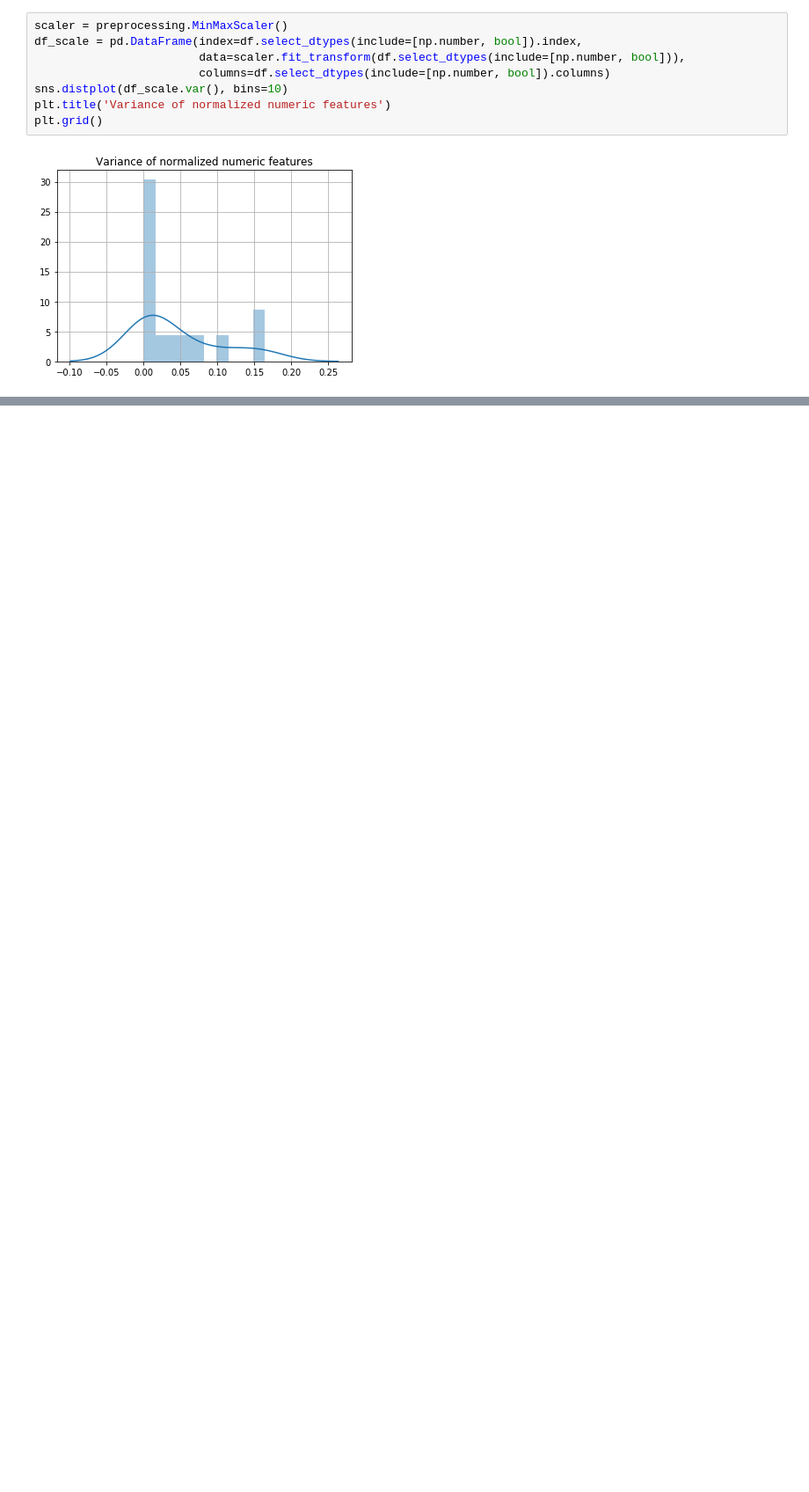
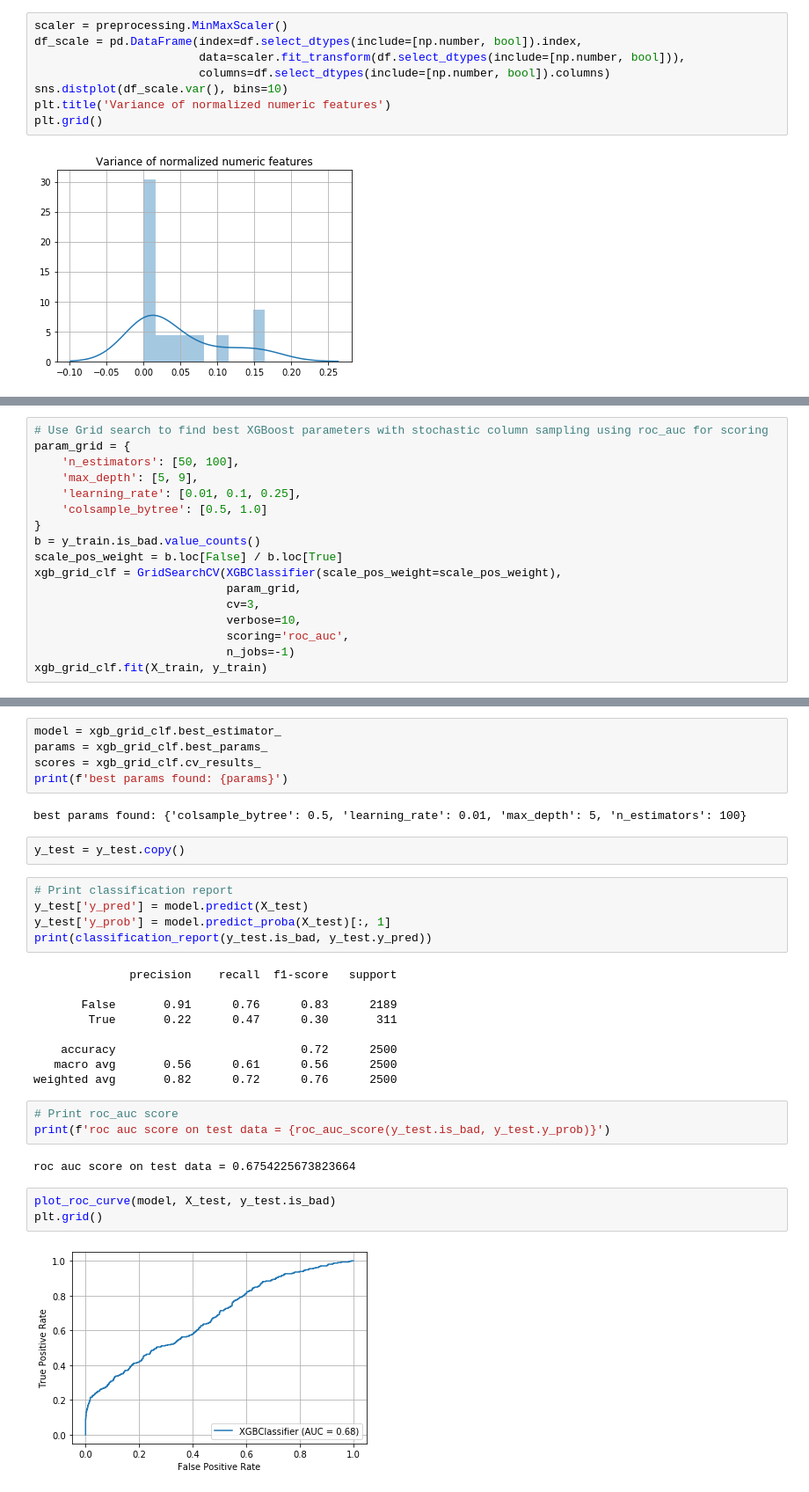
Before and after one commit to bethanymbaker/arch, a Jupyter notebook: notebooks/MavenWave.ipynb, the cells around one changed output, grey strips where cells are left out. Shown: that part at 88% size. Cells and saved outputs as stored; diff of their text form; blank space fills up the shorter version.

```diff
--- a/notebooks/MavenWave.ipynb
+++ b/notebooks/MavenWave.ipynb
@@ -135,0 +213,17 @@ from sklearn.feature_selection import SelectFromModel
+# %%
+# Use Grid search to find best XGBoost parameters with stochastic column sampling using roc_auc for scoring
+param_grid = {
+    'n_estimators': [50, 100],
+    'max_depth': [5, 9],
+    'learning_rate': [0.01, 0.1, 0.25],
+    'colsample_bytree': [0.5, 1.0]
+}
+b = y_train.is_bad.value_counts()
+scale_pos_weight = b.loc[False] / b.loc[True]
+xgb_grid_clf = GridSearchCV(XGBClassifier(scale_pos_weight=scale_pos_weight),
+                            param_grid,
+                            cv=3,
+                            verbose=10,
+                            scoring='roc_auc',
+                            n_jobs=-1)
+xgb_grid_clf.fit(X_train, y_train)
@@ -135,0 +259,33 @@ from sklearn.feature_selection import SelectFromModel
+# %%
+model = xgb_grid_clf.best_estimator_
+params = xgb_grid_clf.best_params_
+scores = xgb_grid_clf.cv_results_
+print(f'best params found: {params}')
+# %% [output]
+best params found: {'colsample_bytree': 0.5, 'learning_rate': 0.01, 'max_depth': 5, 'n_estimators': 100}
+# %%
+y_test = y_test.copy()
+# %%
+# Print classification report
+y_test['y_pred'] = model.predict(X_test)
+y_test['y_prob'] = model.predict_proba(X_test)[:, 1]
+print(classification_report(y_test.is_bad, y_test.y_pred))
+# %% [output]
+              precision    recall  f1-score   support
+
+       False       0.91      0.76      0.83      2189
+        True       0.22      0.47      0.30       311
+
+    accuracy                           0.72      2500
+   macro avg       0.56      0.61      0.56      2500
+weighted avg       0.82      0.72      0.76      2500
+# %%
+# Print roc_auc score
+print(f'roc auc score on test data = {roc_auc_score(y_test.is_bad, y_test.y_prob)}')
+# %% [output]
+roc auc score on test data = 0.6754225673823664
+# %%
+plot_roc_curve(model, X_test, y_test.is_bad)
+plt.grid()
+# %% [output]
+[figure, added]
```
Also changed, not shown: parts of 21 cells of this notebook, 3 other files.
